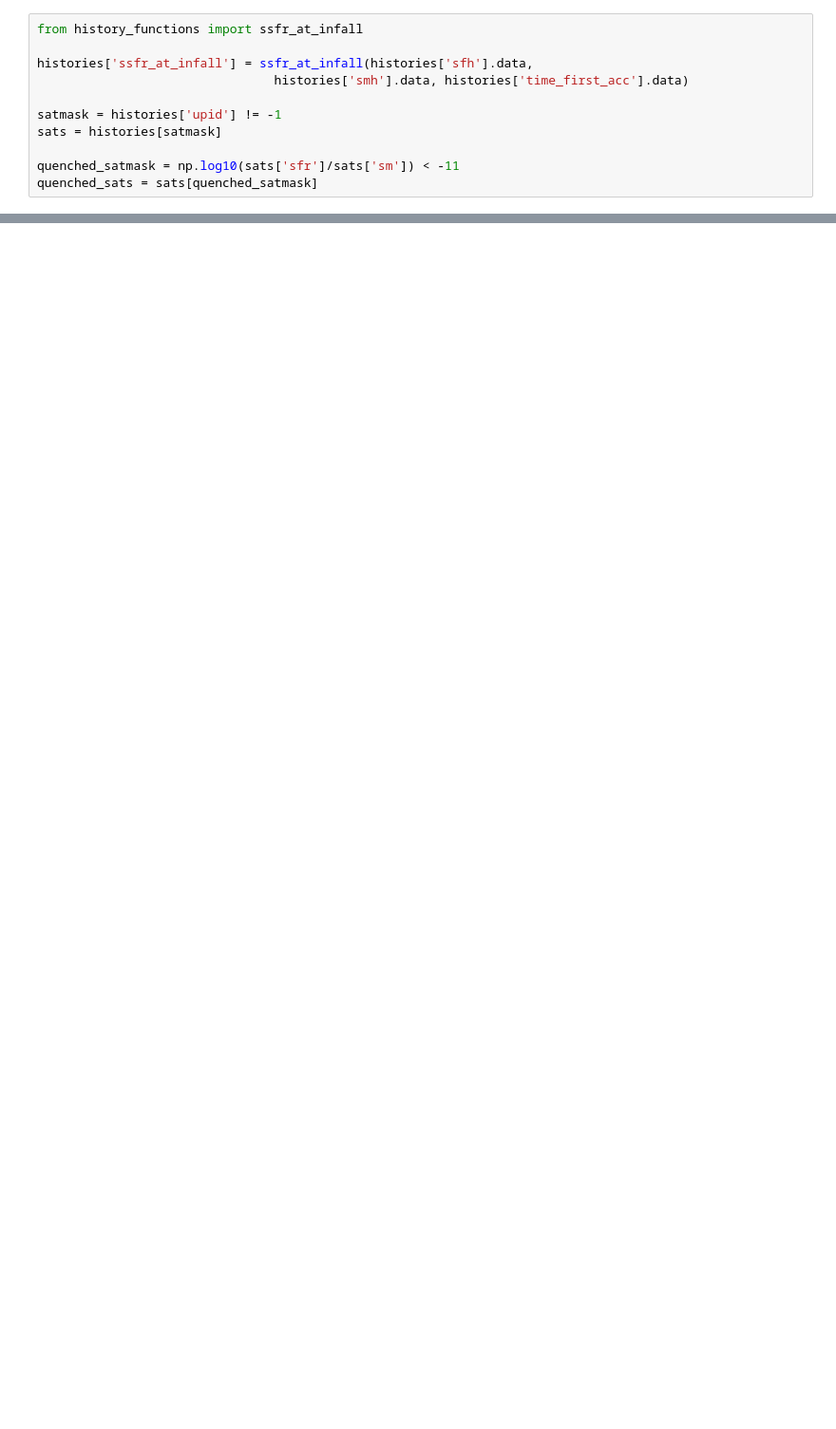
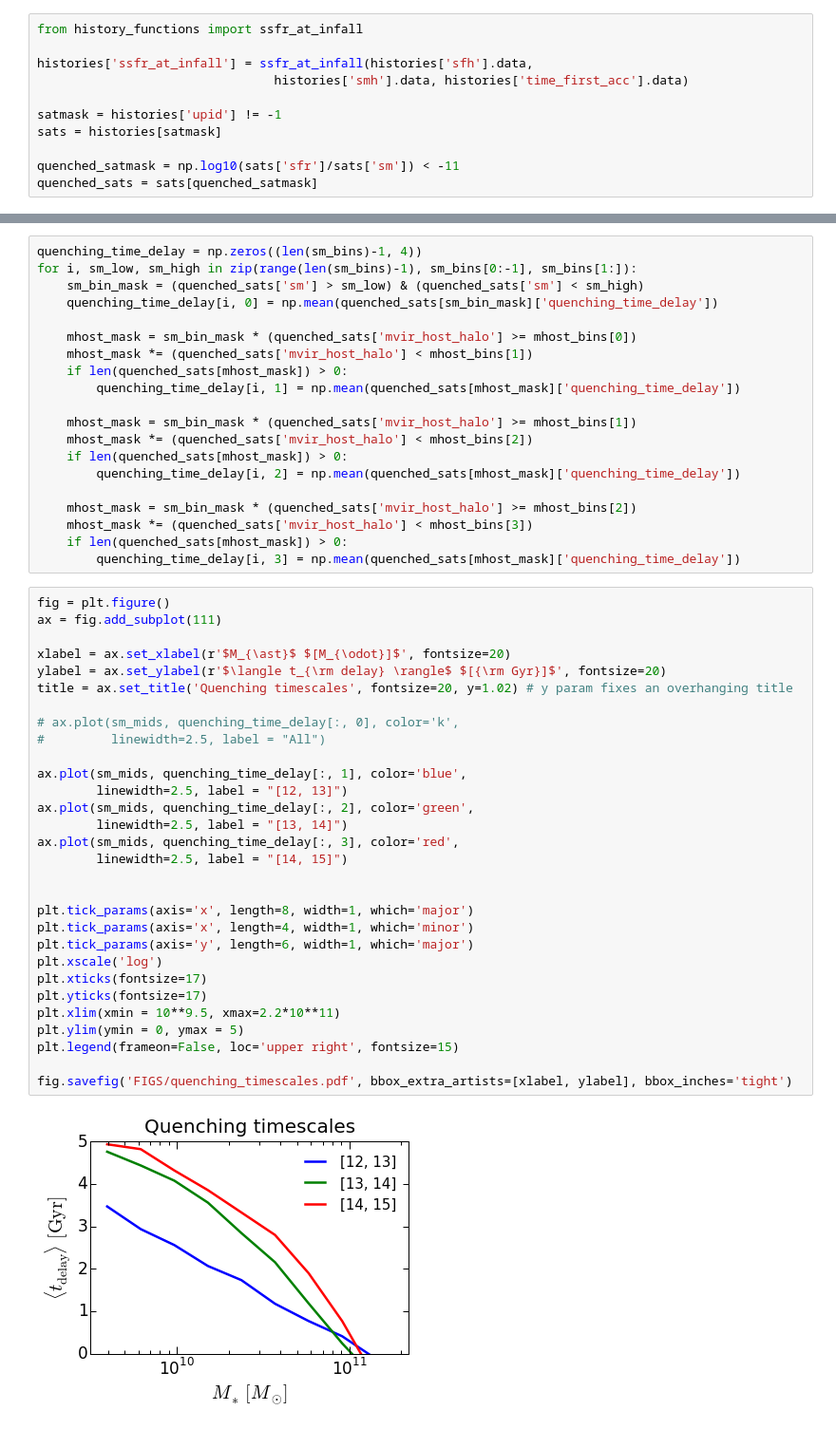
Before and after one commit to aphearin/time_evolving_cam_utils, a Jupyter notebook: fraction_quenched_after_infall.ipynb, the cells around one changed output, grey strips where cells are left out. Shown at 95% size. Saved outputs shown, nothing was run; the diff lists cells and outputs as text; blank space fills up the shorter version.

Commit message:
Many new figures showing satellite evolution

```diff
--- a/fraction_quenched_after_infall.ipynb
+++ b/fraction_quenched_after_infall.ipynb
@@ -55,0 +71,52 @@ fig.savefig('FIGS/post_infall_quenching_fractions.pdf', bbox_extra_artists=[xlab
+# %%
+quenching_time_delay = np.zeros((len(sm_bins)-1, 4))
+for i, sm_low, sm_high in zip(range(len(sm_bins)-1), sm_bins[0:-1], sm_bins[1:]):
+    sm_bin_mask = (quenched_sats['sm'] > sm_low) & (quenched_sats['sm'] < sm_high)
+    quenching_time_delay[i, 0] = np.mean(quenched_sats[sm_bin_mask]['quenching_time_delay'])
+
+    mhost_mask = sm_bin_mask * (quenched_sats['mvir_host_halo'] >= mhost_bins[0])
+    mhost_mask *= (quenched_sats['mvir_host_halo'] < mhost_bins[1])
+    if len(quenched_sats[mhost_mask]) > 0:
+        quenching_time_delay[i, 1] = np.mean(quenched_sats[mhost_mask]['quenching_time_delay'])
+
+    mhost_mask = sm_bin_mask * (quenched_sats['mvir_host_halo'] >= mhost_bins[1])
+    mhost_mask *= (quenched_sats['mvir_host_halo'] < mhost_bins[2])
+    if len(quenched_sats[mhost_mask]) > 0:
+        quenching_time_delay[i, 2] = np.mean(quenched_sats[mhost_mask]['quenching_time_delay'])
+
+    mhost_mask = sm_bin_mask * (quenched_sats['mvir_host_halo'] >= mhost_bins[2])
+    mhost_mask *= (quenched_sats['mvir_host_halo'] < mhost_bins[3])
+    if len(quenched_sats[mhost_mask]) > 0:
+        quenching_time_delay[i, 3] = np.mean(quenched_sats[mhost_mask]['quenching_time_delay'])
+# %%
+fig = plt.figure()
+ax = fig.add_subplot(111)
+
+xlabel = ax.set_xlabel(r'$M_{\ast}$ $[M_{\odot}]$', fontsize=20)
+ylabel = ax.set_ylabel(r'$\langle t_{\rm delay} \rangle$ $[{\rm Gyr}]$', fontsize=20)
+title = ax.set_title('Quenching timescales', fontsize=20, y=1.02) # y param fixes an overhanging title
+
+# ax.plot(sm_mids, quenching_time_delay[:, 0], color='k',
+#         linewidth=2.5, label = "All")
+
+ax.plot(sm_mids, quenching_time_delay[:, 1], color='blue',
+        linewidth=2.5, label = "[12, 13]")
+ax.plot(sm_mids, quenching_time_delay[:, 2], color='green',
+        linewidth=2.5, label = "[13, 14]")
+ax.plot(sm_mids, quenching_time_delay[:, 3], color='red',
+        linewidth=2.5, label = "[14, 15]")
+
+
+plt.tick_params(axis='x', length=8, width=1, which='major')
+plt.tick_params(axis='x', length=4, width=1, which='minor')
+plt.tick_params(axis='y', length=6, width=1, which='major')
+plt.xscale('log')
+plt.xticks(fontsize=17)
+plt.yticks(fontsize=17)
+plt.xlim(xmin = 10**9.5, xmax=2.2*10**11)
+plt.ylim(ymin = 0, ymax = 5)
+plt.legend(frameon=False, loc='upper right', fontsize=15)
+
+fig.savefig('FIGS/quenching_timescales.pdf', bbox_extra_artists=[xlabel, ylabel], bbox_inches='tight')
+# %% [output]
+[figure, added]
```
Also changed, not shown: parts of 15 cells of this notebook, 7 other files.
